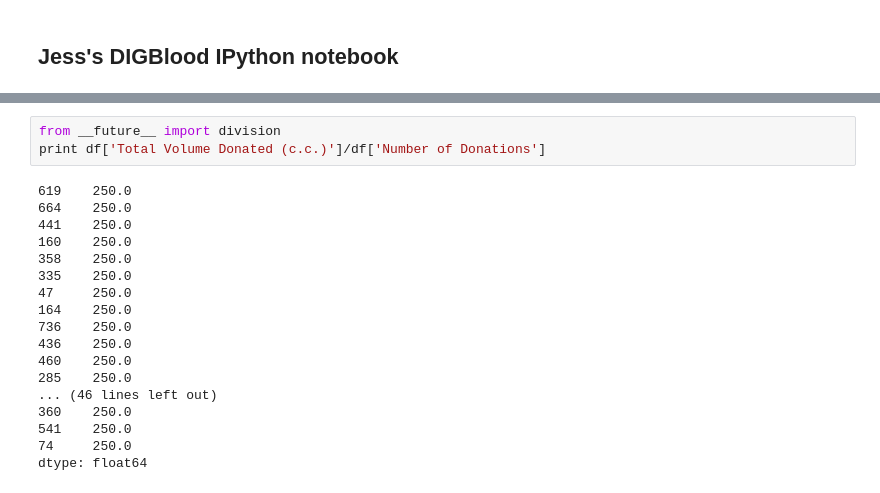
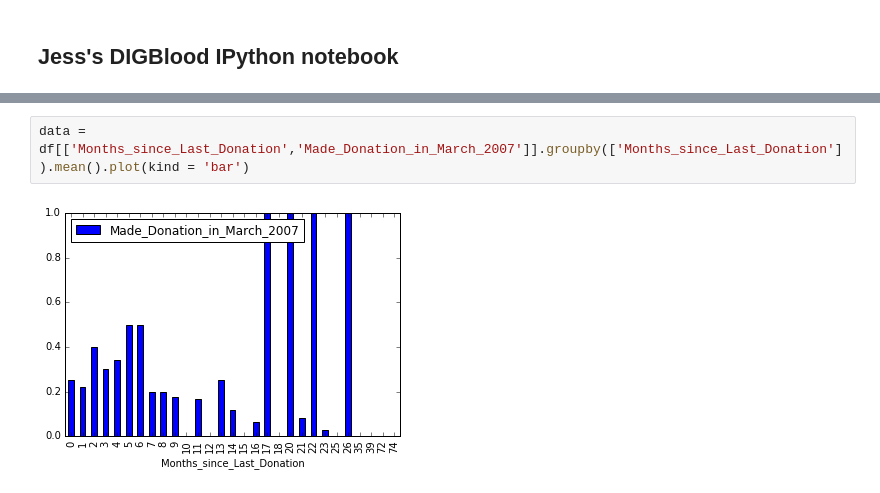
Before and after one commit to davisincubator/digblood, a Jupyter notebook: Jess's Analysis.ipynb, the cells around one changed output, grey strips where cells are left out. Drawn from its saved outputs; the diff is of its cells as text.

```diff
--- a/Jess's Analysis.ipynb
+++ b/Jess's Analysis.ipynb
@@ -28,21 +31,4 @@ What? 100 percent correlated?
-# %%
-from __future__ import division
-print df['Total Volume Donated (c.c.)']/df['Number of Donations']
-# %% [output]
-619    250.0
-664    250.0
-441    250.0
-160    250.0
-358    250.0
-335    250.0
-47     250.0
-164    250.0
-736    250.0
-436    250.0
-460    250.0
-285    250.0
-... (46 lines left out)
-360    250.0
-541    250.0
-74     250.0
-dtype: float64
+# %%
+data = df[['Months_since_Last_Donation','Made_Donation_in_March_2007']].groupby(['Months_since_Last_Donation']).mean().plot(kind = 'bar')
+# %% [output]
+[figure, added]
```
Also changed, not shown: parts of 13 cells of this notebook.
